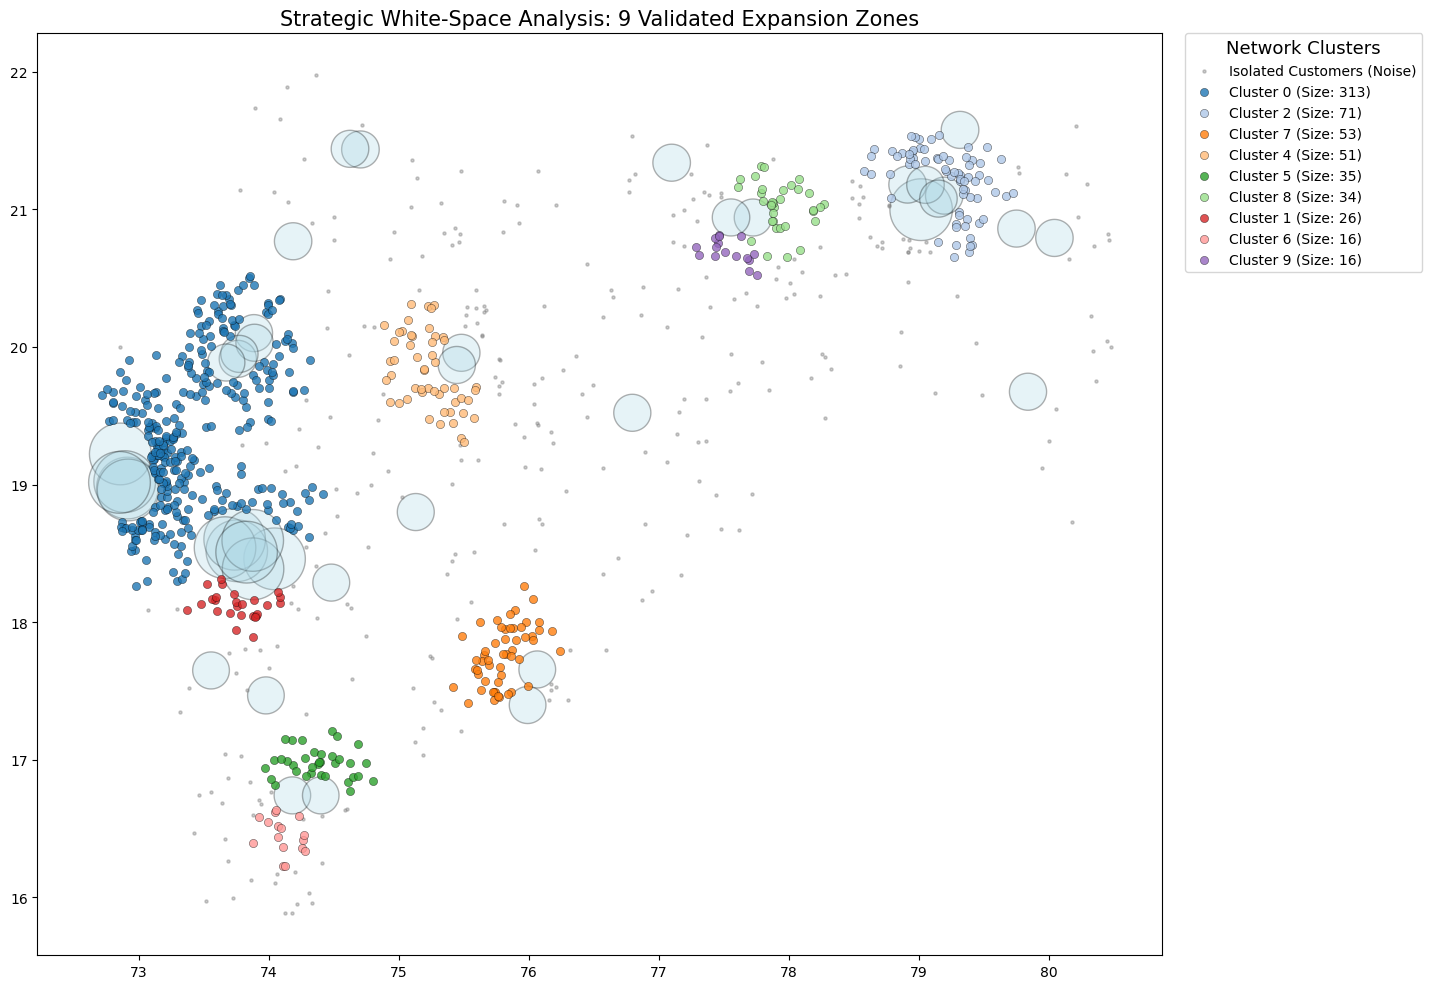
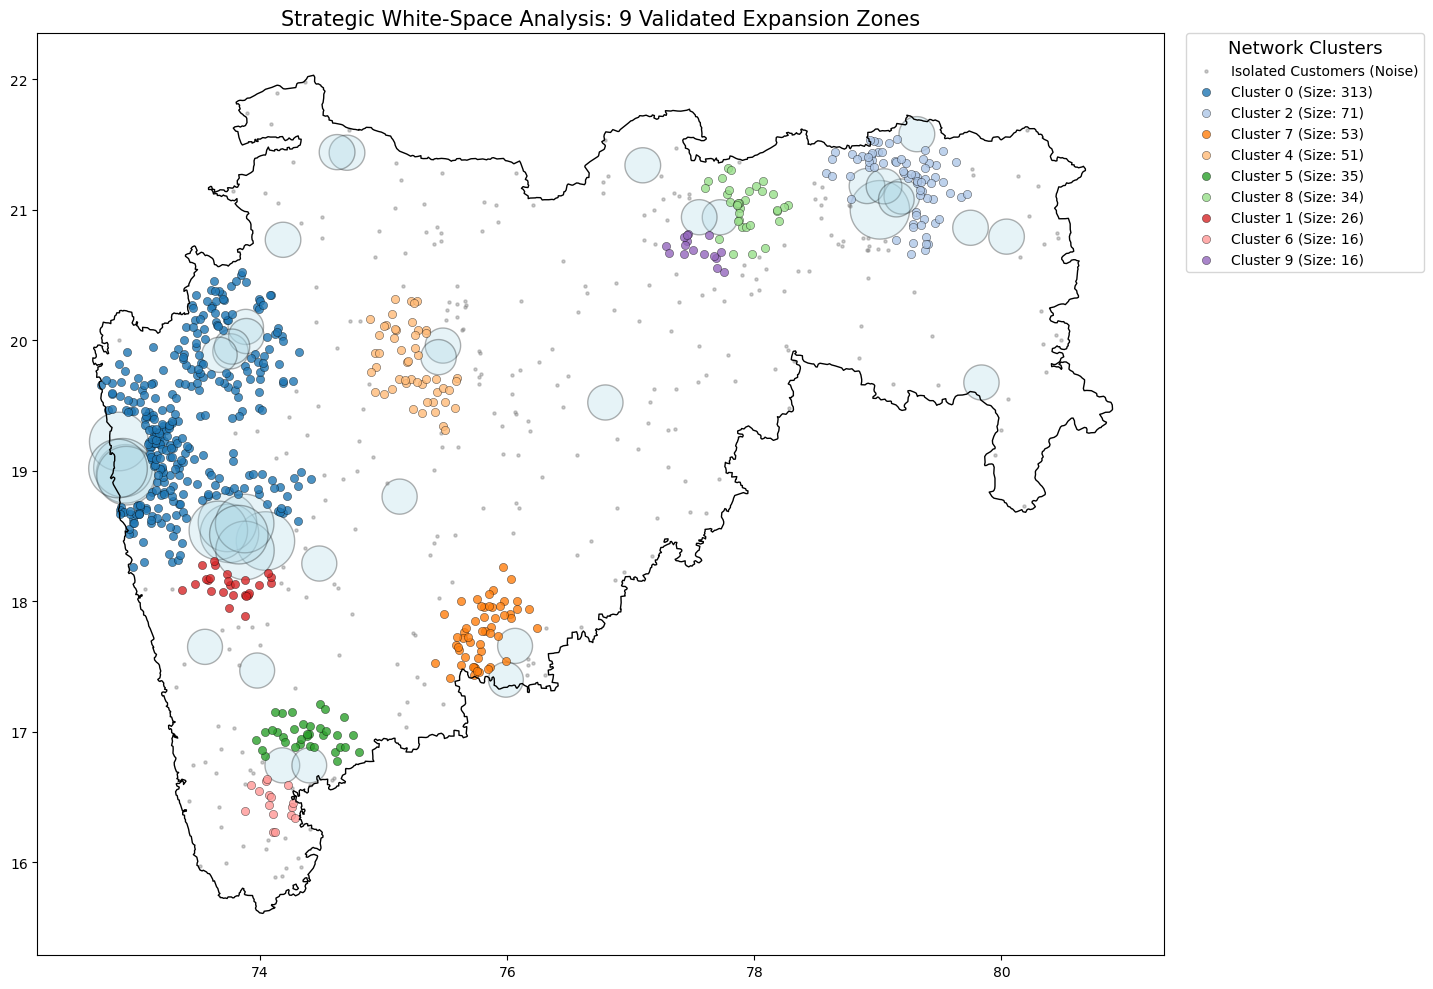
The notebook cell's code change between the first figure and the second:
--- before
+++ after
@@ -2,4 +2,6 @@
 import numpy as np
 import matplotlib.pyplot as plt
+
+
 
 print("Initializing DBSCAN Clustering & Post-Processing Engine...")
@@ -8,4 +10,7 @@
 # Convert coordinates to radians for the Haversine formula
 coords = np.radians(unserved_customers[['Latitude', 'Longitude']])
+
+# Load the Maharastra border to plot it in the graph
+state_border = gpd.read_file("../data/maharashtra_border.geojson")
 
 # Business Hyperparameters
@@ -51,4 +56,5 @@
                color=cmap(idx % 20), s=35, alpha=0.8, edgecolor='black', linewidth=0.3,
                label=f'Cluster {cluster_id} (Size: {customer_count})')
+state_border.plot(ax=ax, facecolor='None', label='Maharastra Border')
 
 ax.set_title(f"Strategic White-Space Analysis: {len(final_counts)} Validated Expansion Zones", fontsize=15)

Commit: Added the ML Piplelines